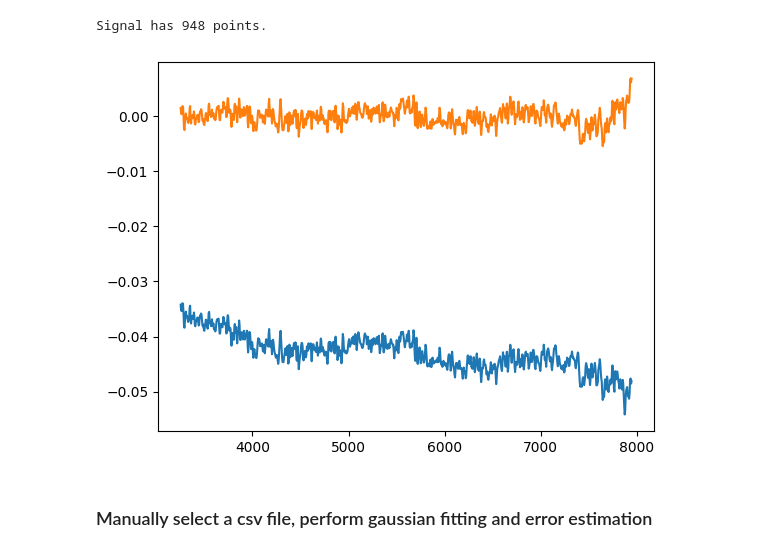
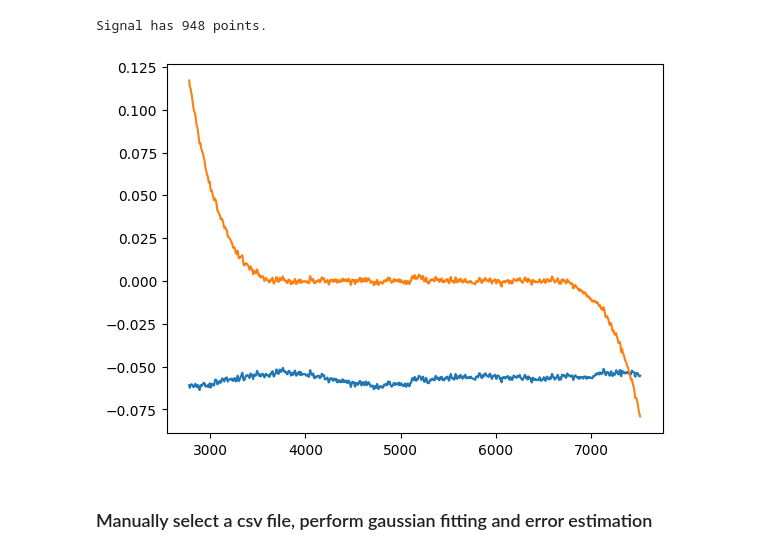
Before and after one commit to PanagiotisPetrid/ASTRO-BEAM-PanagiotisPetridis, a Jupyter notebook: data.ipynb, the cells around one changed output. Saved outputs shown, nothing was run; the diff lists cells and outputs as text; code cells hidden in the pictures.

```diff
--- a/data.ipynb
+++ b/data.ipynb
@@ -27,20 +27,20 @@ print(f"Signal has {num_points} points.")
 # %% [output]
 Signal has 948 points.
 # %%
-file = 'mangaHI-7443-1901.csv'
+file = 'mangaHI-7972-3701.csv'
 
 timeSeries = pd.read_csv(file, names = ('vHI','fHI', 'fBHI'))
 
 time = timeSeries[22:-1].copy()
 time[['vHI','fHI','fBHI']] = time['vHI'].str.split(expand=True)
 time = time.reset_index(drop=True).astype(float)
 
 plt.plot(time['vHI'], time['fBHI'])
 plt.plot(time['vHI'], time['fHI'])
 
 plt.show()
 # %% [output]
-[figure, old version]
+[figure, new version]
 # %% [markdown]
 ### Manually select a csv file, perform gaussian fitting and error estimation
 # %%
```
Also changed, not shown: parts of 1 cell of this notebook.
